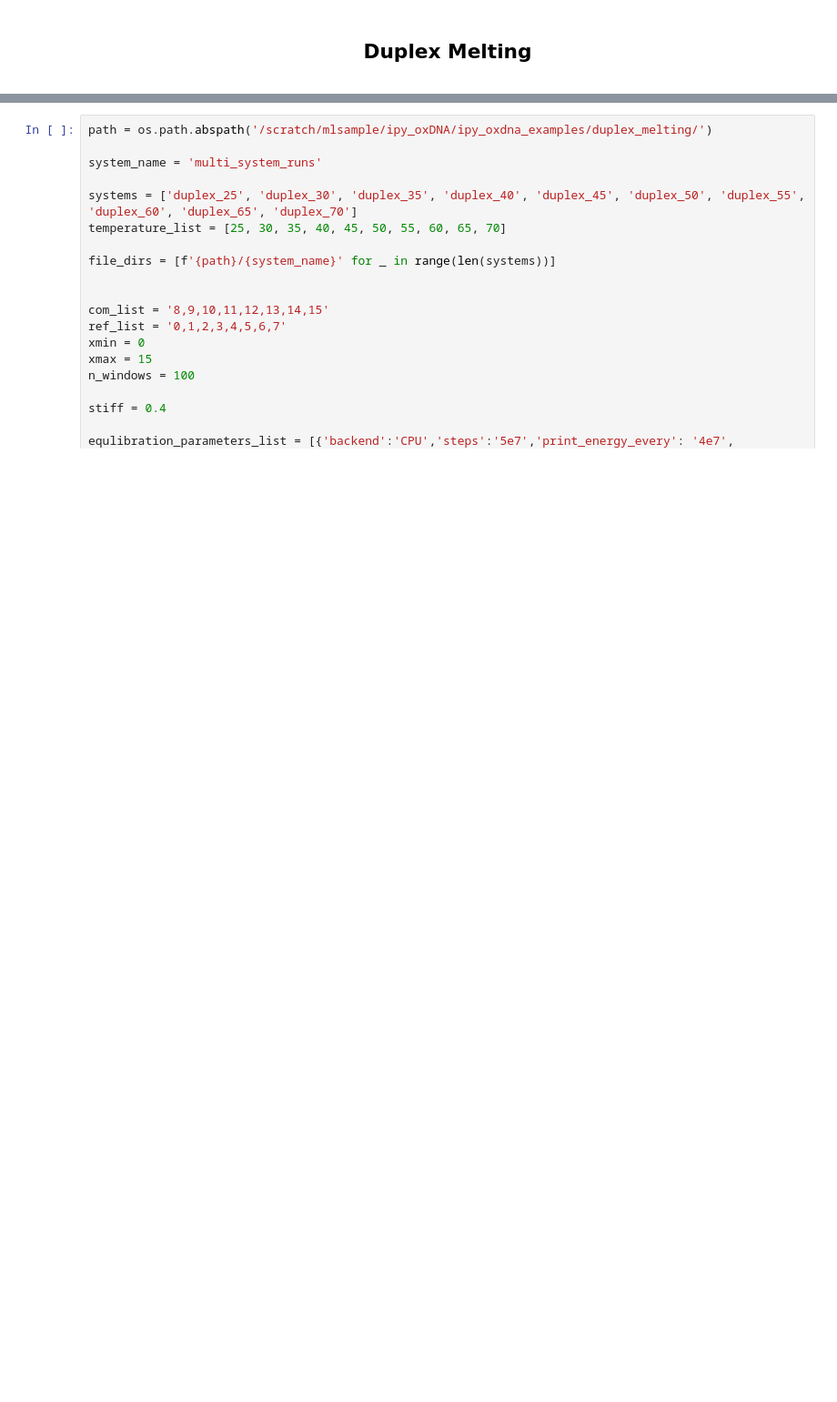
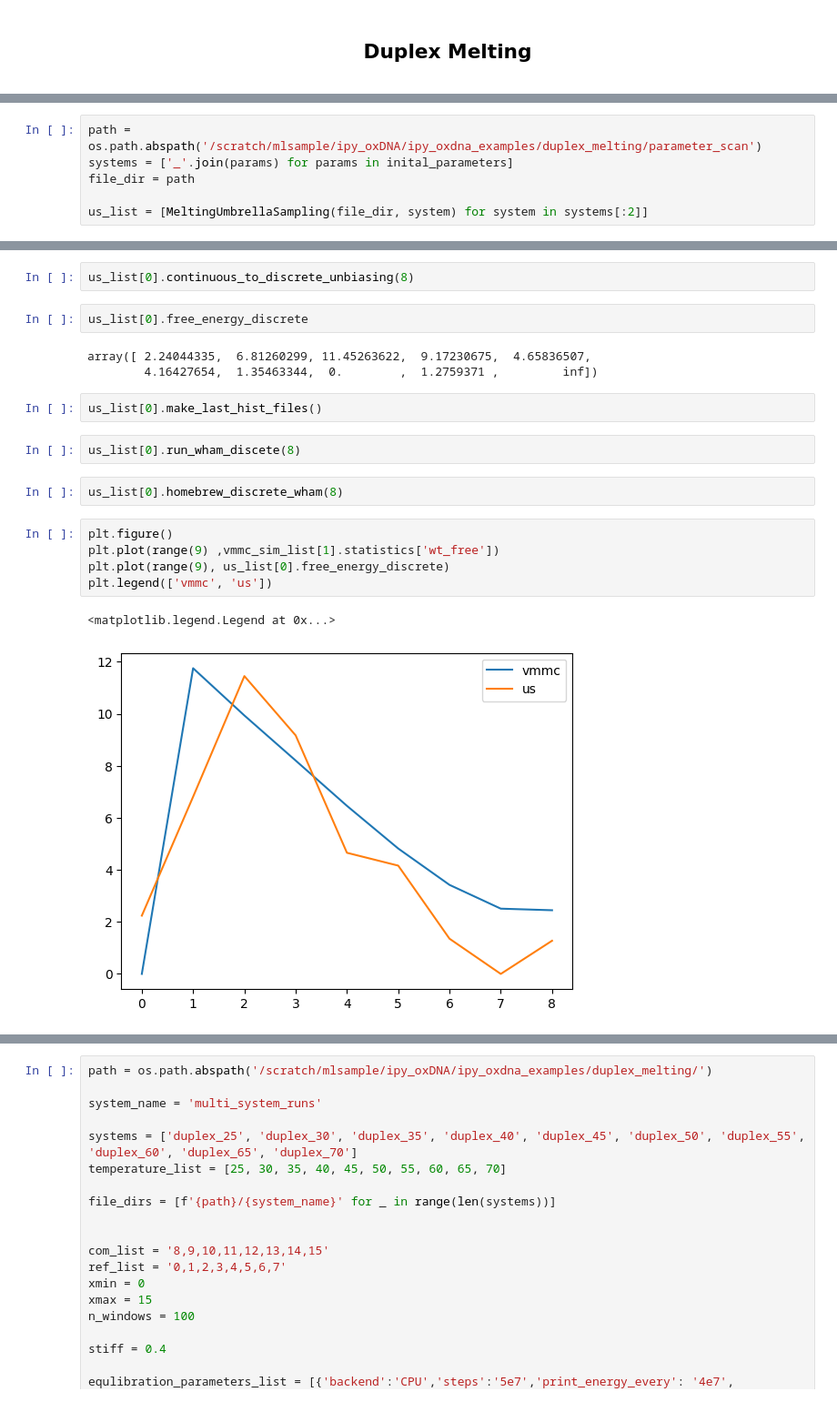
Before and after one commit to mlsample/ipy_oxDNA, a Jupyter notebook: src/duplex_example.ipynb, the cells around one changed output, grey strips where cells are left out. Shown: that part at 91% size. Cells and saved outputs as stored; diff of their text form; blank space fills up the shorter version.

Commit message:
more work on duplex melting

```diff
--- a/src/duplex_example.ipynb
+++ b/src/duplex_example.ipynb
@@ -18,0 +242,6 @@ from collections import Counter
+# %%
+path = os.path.abspath('/scratch/mlsample/ipy_oxDNA/ipy_oxdna_examples/duplex_melting/parameter_scan')
+systems = ['_'.join(params) for params in inital_parameters]
+file_dir = path
+
+us_list = [MeltingUmbrellaSampling(file_dir, system) for system in systems[:2]]
@@ -18,0 +759,21 @@ from collections import Counter
+# %%
+us_list[0].continuous_to_discrete_unbiasing(8)
+# %%
+us_list[0].free_energy_discrete
+# %% [output]
+array([ 2.24044335,  6.81260299, 11.45263622,  9.17230675,  4.65836507,
+        4.16427654,  1.35463344,  0.        ,  1.2759371 ,         inf])
+# %%
+us_list[0].make_last_hist_files()
+# %%
+us_list[0].run_wham_discete(8)
+# %%
+us_list[0].homebrew_discrete_wham(8)
+# %%
+plt.figure()
+plt.plot(range(9) ,vmmc_sim_list[1].statistics['wt_free'])
+plt.plot(range(9), us_list[0].free_energy_discrete)
+plt.legend(['vmmc', 'us'])
+# %% [output]
+<matplotlib.legend.Legend at 0x...>
+[figure, added]
```
Also changed, not shown: parts of 217 cells of this notebook, 7 other files.
